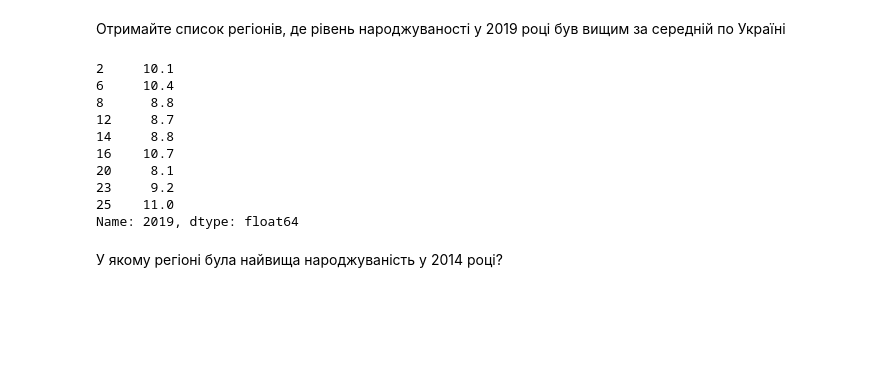
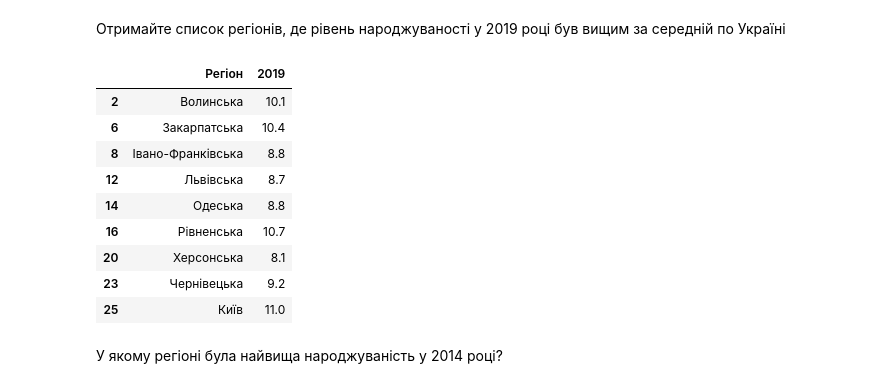
Before and after one commit to m-rznv/python_ds, a Jupyter notebook: Hw2.1.ipynb, the cells around one changed output. Saved outputs shown, nothing was run; the diff lists cells and outputs as text; code cells hidden in the pictures; blank space fills up the shorter version.

```diff
--- a/Hw2.1.ipynb
+++ b/Hw2.1.ipynb
@@ -142,18 +142,20 @@ df
 | 26 | Севастополь | 23.104 | 20.757692 | 15.6 | 12.5 | 7.0 | 12.0 | 11.144 | 8.017391 |
 # %% [markdown]
 Отримайте список регіонів, де рівень народжуваності у 2019 році був вищим за середній по Україні
-# %%
-df[df['2019'] > df['2019'].mean()]['2019']
-# %% [output]
-2     10.1
-6     10.4
-8      8.8
-12     8.7
-14     8.8
-16    10.7
-20     8.1
-23     9.2
-25    11.0
-Name: 2019, dtype: float64
+# %%
+reg = df[df['2019'] > df['2019'].mean()]['Регіон']
+mean_2019 = df[df['2019'] > df['2019'].mean()]['2019']
+pd.concat([reg, mean_2019], axis=1)
+# %% [output]
+|  | Регіон | 2019 |
+| 2 | Волинська | 10.1 |
+| 6 | Закарпатська | 10.4 |
+| 8 | Івано-Франківська | 8.8 |
+| 12 | Львівська | 8.7 |
+| 14 | Одеська | 8.8 |
+| 16 | Рівненська | 10.7 |
+| 20 | Херсонська | 8.1 |
+| 23 | Чернівецька | 9.2 |
+| 25 | Київ | 11.0 |
 # %% [markdown]
 У якому регіоні була найвища народжуваність у 2014 році?
```
Also changed, not shown: parts of 4 cells of this notebook.
